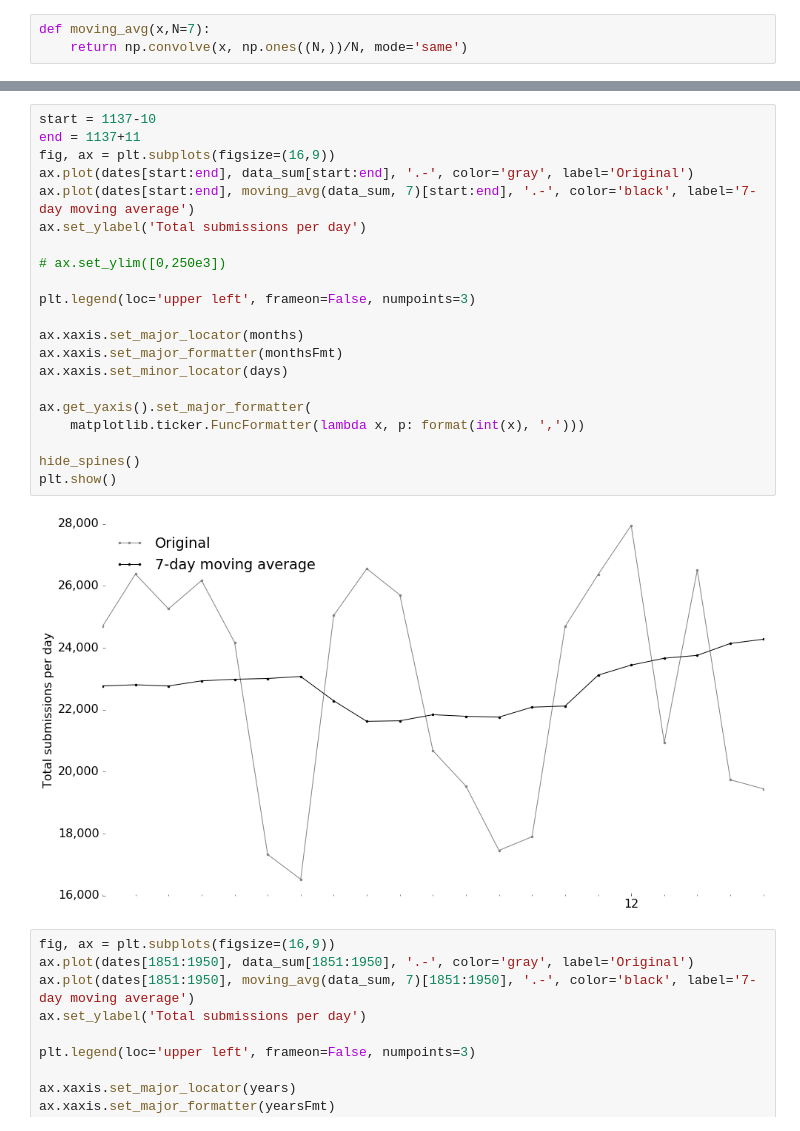
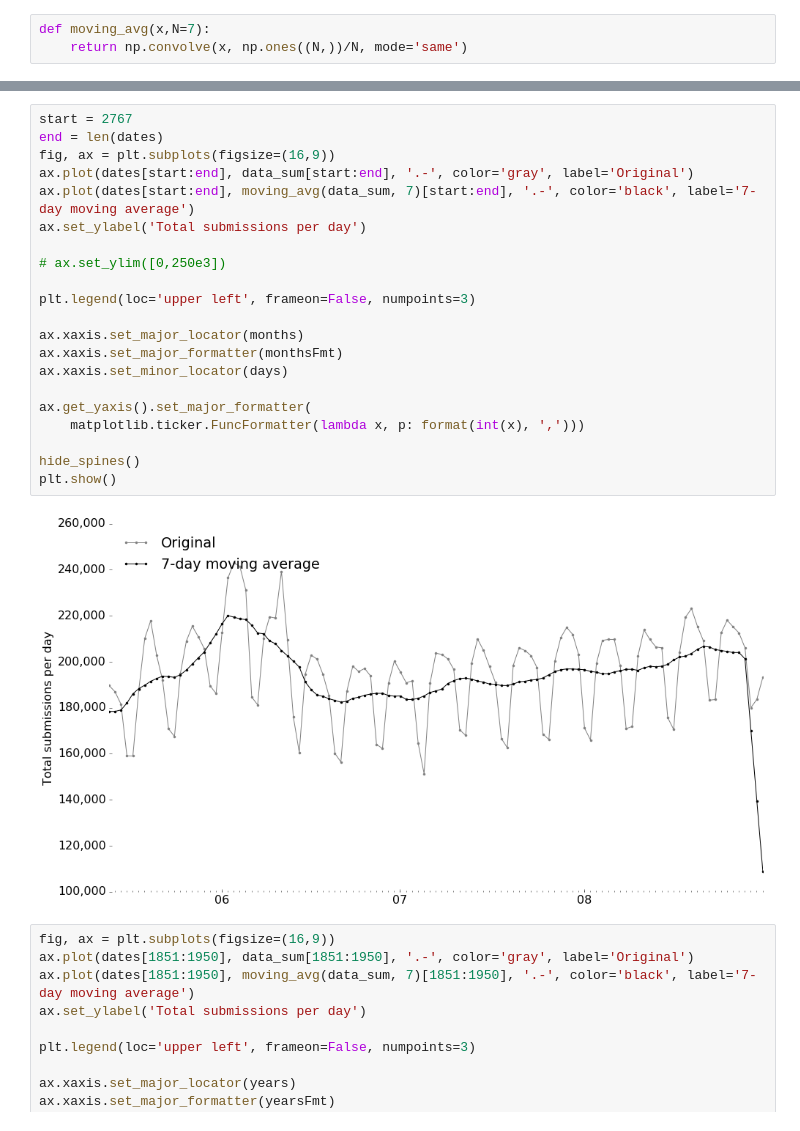
Before and after one commit to JeroenDelcour/redditStats, a Jupyter notebook: subreddits activity/subreddit video.ipynb, the cells around one changed output, grey strips where cells are left out. Drawn from its saved outputs; the diff is of its cells as text.

Commit message:
finished annotating total submissions per day plot

```diff
--- a/subreddits activity/subreddit video.ipynb
+++ b/subreddits activity/subreddit video.ipynb
@@ -454,26 +460,26 @@ print dates[ind]
 # %%
-start = 1137-10
-end = 1137+11
+start = 2767
+end = len(dates)
 fig, ax = plt.subplots(figsize=(16,9))
 ax.plot(dates[start:end], data_sum[start:end], '.-', color='gray', label='Original')
 ax.plot(dates[start:end], moving_avg(data_sum, 7)[start:end], '.-', color='black', label='7-day moving average')
 ax.set_ylabel('Total submissions per day')
 
 # ax.set_ylim([0,250e3])
 
 plt.legend(loc='upper left', frameon=False, numpoints=3)
 
 ax.xaxis.set_major_locator(months)
 ax.xaxis.set_major_formatter(monthsFmt)
 ax.xaxis.set_minor_locator(days)
 
 ax.get_yaxis().set_major_formatter(
     matplotlib.ticker.FuncFormatter(lambda x, p: format(int(x), ',')))
 
 hide_spines()
 plt.show()
 # %% [output]
-[figure, old version]
+[figure, new version]
 # %%
 fig, ax = plt.subplots(figsize=(16,9))
 ax.plot(dates[1851:1950], data_sum[1851:1950], '.-', color='gray', label='Original')
```
Also changed, not shown: parts of 2 cells of this notebook.
